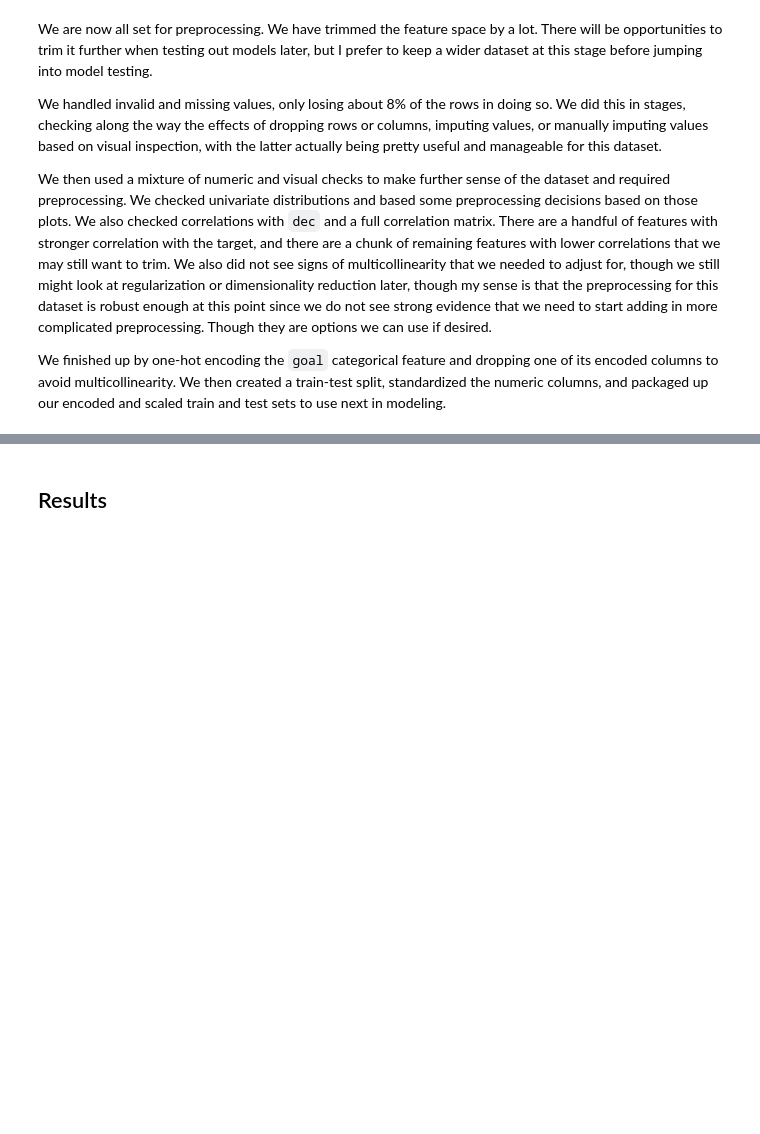
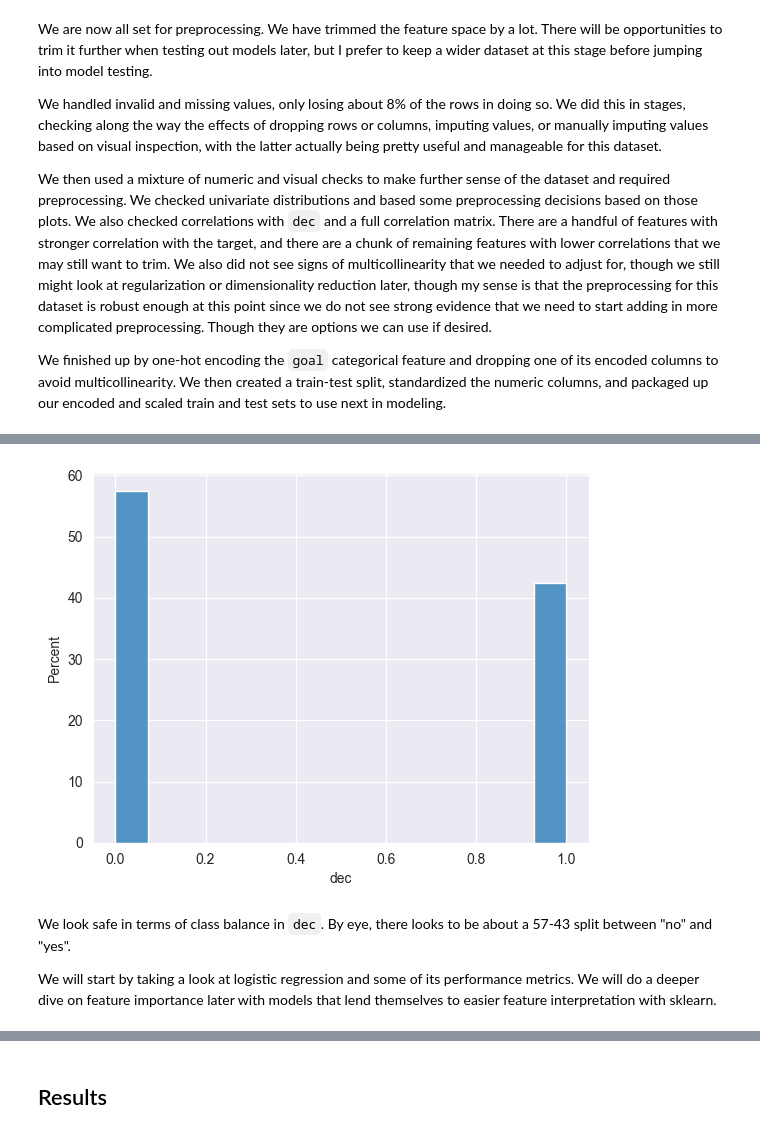
Before and after one commit to jhleakakos/msds-supervised-learning-final, a Jupyter notebook: speedy_dates.ipynb, the cells around one changed output, grey strips where cells are left out. Saved outputs shown, nothing was run; the diff lists cells and outputs as text; code cells hidden in the pictures; blank space fills up the shorter version.

Commit message:
Complete intro for modeling, logistic regression modeling, and most of the summary and interpretation from that modeling

```diff
--- a/speedy_dates.ipynb
+++ b/speedy_dates.ipynb
@@ -728,2 +747,8 @@ Originally SVMs were at the top of my list for this problem because of the size
 # %%
-# Testing for target class imbalance
+sns.histplot(df_encoded['dec'], stat='percent');
+# %% [output]
+[figure, added]
+# %% [markdown]
+We look safe in terms of class balance in `dec`. By eye, there looks to be about a 57-43 split between "no" and "yes".
+
+We will start by taking a look at logistic regression and some of its performance metrics. We will do a deeper dive on feature importance later with models that lend themselves to easier feature interpretation with sklearn.
```
Also changed, not shown: parts of 11 cells of this notebook, 1 other file.
